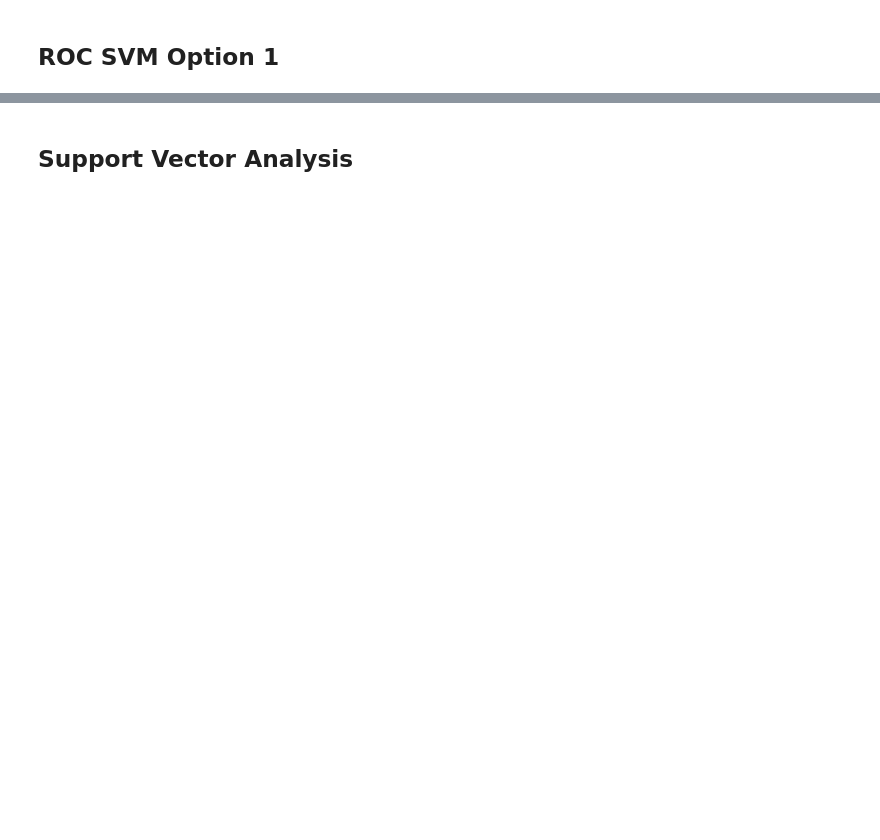
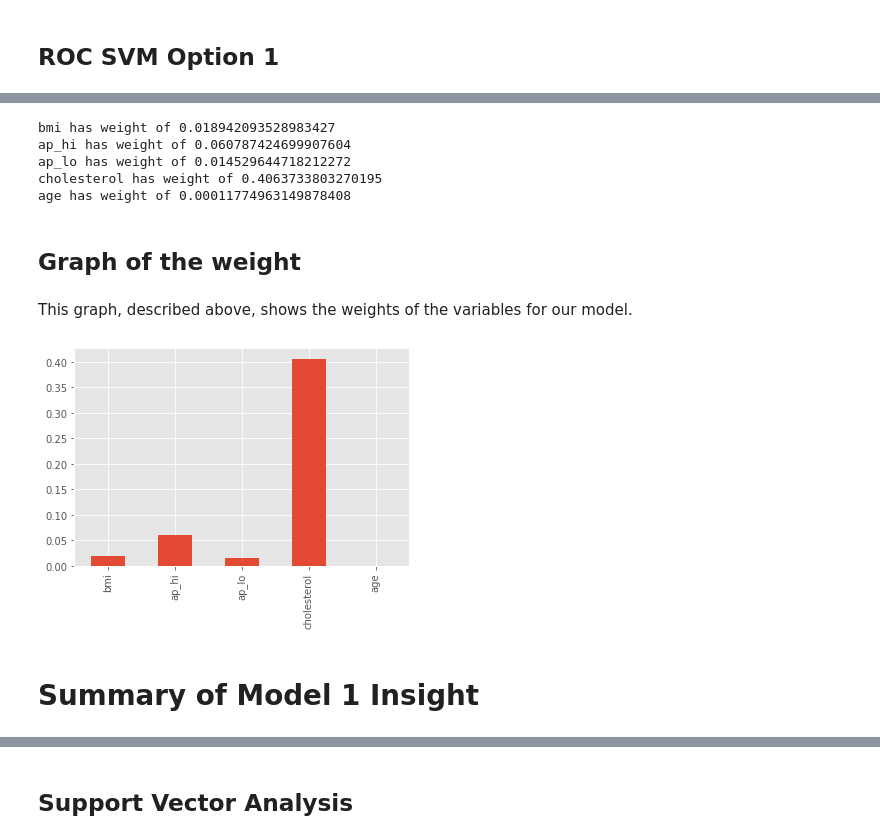
Before and after one commit to tinapai/SMUMSDS-ML1, a Jupyter notebook: Minilab.ipynb, the cells around one changed output, grey strips where cells are left out. Saved outputs shown, nothing was run; the diff lists cells and outputs as text; code cells hidden in the pictures; blank space fills up the shorter version.

```diff
--- a/Minilab.ipynb
+++ b/Minilab.ipynb
@@ -937,0 +1132,32 @@ for alpha in np.nditer(alphas):
+# %%
+# interpret the weights
+
+# iterate over the coefficients
+weights = fav_lr_clf.coef_.T # take transpose to make a column vector
+variable_names = ['bmi','ap_hi','ap_lo','cholesterol','age']
+
+for coef, name in zip(weights,variable_names):
+    print(name, 'has weight of', coef[0])
+# %% [output]
+bmi has weight of 0.018942093528983427
+ap_hi has weight of 0.060787424699907604
+ap_lo has weight of 0.014529644718212272
+cholesterol has weight of 0.4063733803270195
+age has weight of 0.00011774963149878408
+# %% [markdown]
+## Graph of the weight
+# %% [markdown]
+This graph, described above, shows the weights of the variables for our model.
+# %%
+# now let's make a pandas Series with the names and values, and plot them
+from matplotlib import pyplot as plt
+%matplotlib inline
+plt.style.use('ggplot')
+
+weights = pd.Series(fav_lr_clf.coef_[0],index=variable_names)
+weights.plot(kind='bar')
+plt.show()
+# %% [output]
+[figure, added]
+# %% [markdown]
+#  Summary of Model 1 Insight
```
Also changed, not shown: parts of 90 cells of this notebook.
